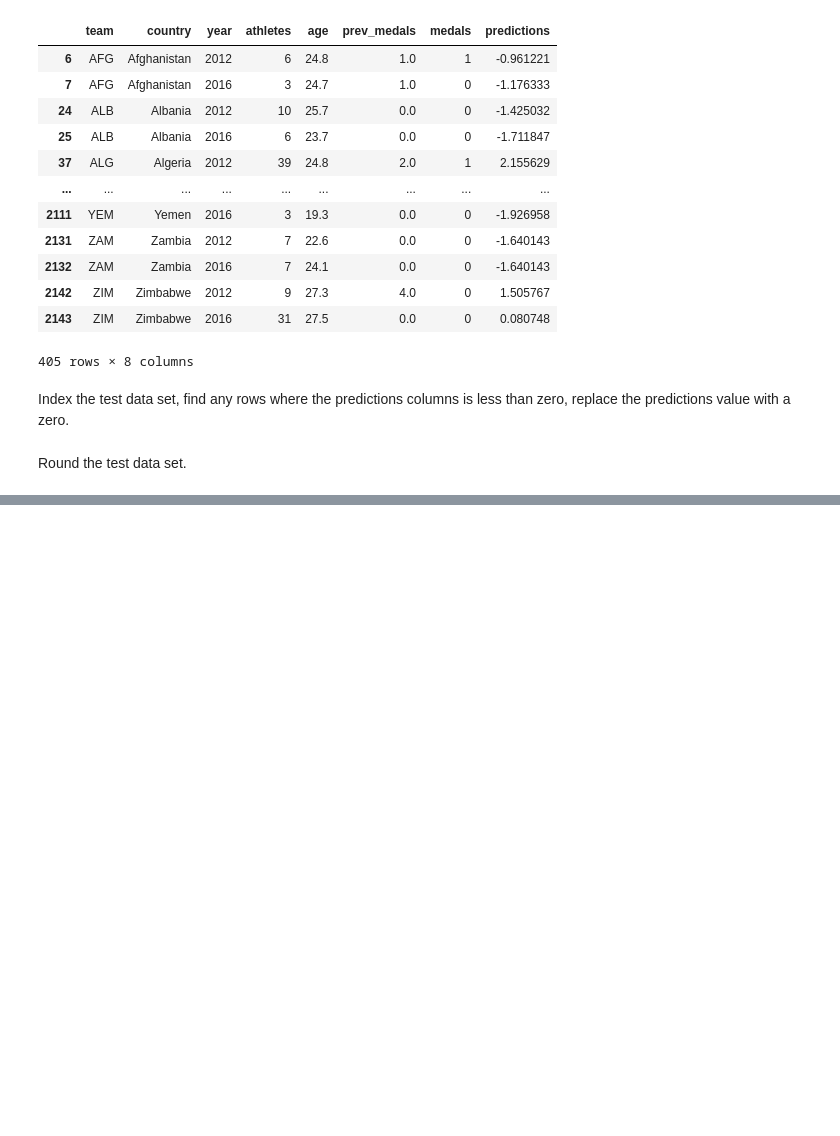
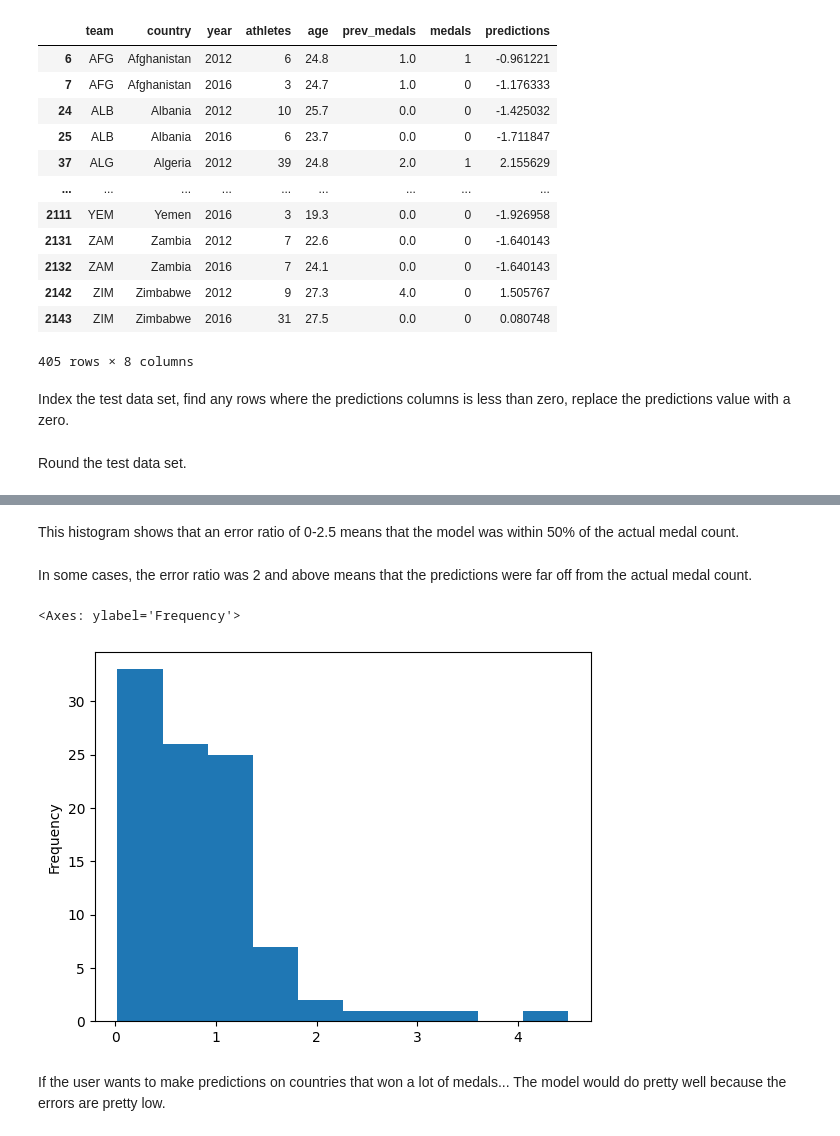
Before and after one commit to arhamislam/olympic-medal-prediction-model, a Jupyter notebook: olympic_medal_prediction_model.ipynb, the cells around one changed output, grey strips where cells are left out. Cells and saved outputs as stored; diff of their text form; code cells hidden in the pictures; blank space fills up the shorter version.

Commit message:
feat: add evaluation metrics for prediction model

```diff
--- a/olympic_medal_prediction_model.ipynb
+++ b/olympic_medal_prediction_model.ipynb
@@ -227,0 +294,2 @@ test
+# %%
+error_by_team = errors.groupby(test["team"]).mean()
@@ -227,0 +314,2 @@ test
+# %%
+medals_by_team = test["medals"].groupby(test["team"]).mean()
@@ -227,0 +318,2 @@ test
+# %%
+error_ratio = error_by_team / medals_by_team
@@ -227,0 +356,4 @@ test
+# %%
+import numpy as np
+
+error_ratio = error_ratio[np.isfinite(error_ratio)]
@@ -227,0 +376,11 @@ test
+# %% [markdown]
+This histogram shows that an error ratio of 0-2.5 means that the model was within 50% of the actual medal count.
+# %% [markdown]
+In some cases, the error ratio was 2 and above means that the predictions were far off from the actual medal count.
+# %%
+error_ratio.plot.hist()
+# %% [output]
+<Axes: ylabel='Frequency'>
+[figure, added]
+# %% [markdown]
+If the user wants to make predictions on countries that won a lot of medals... The model would do pretty well because the errors are pretty low.
```
Also changed, not shown: parts of 31 cells of this notebook, 1 other file.
